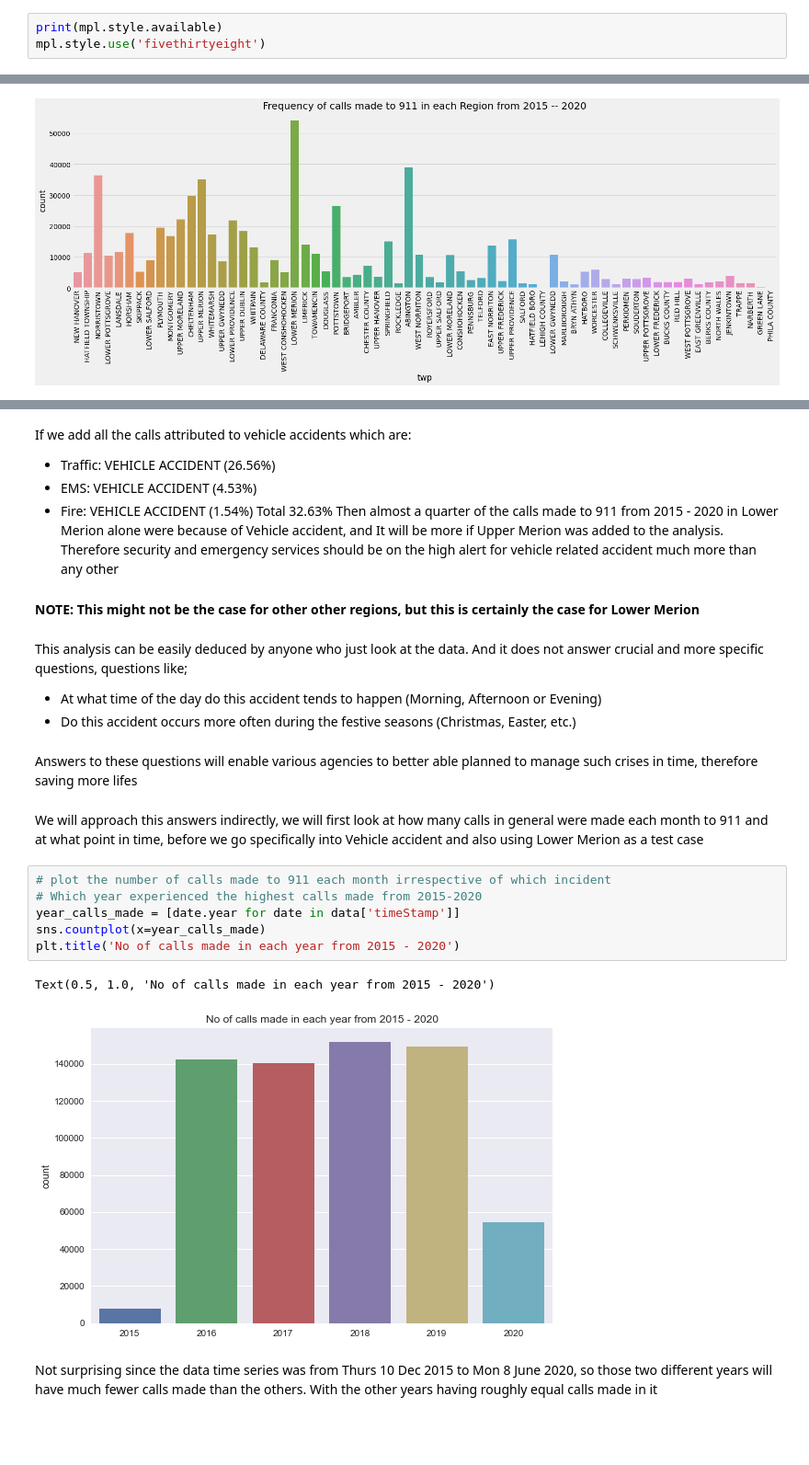
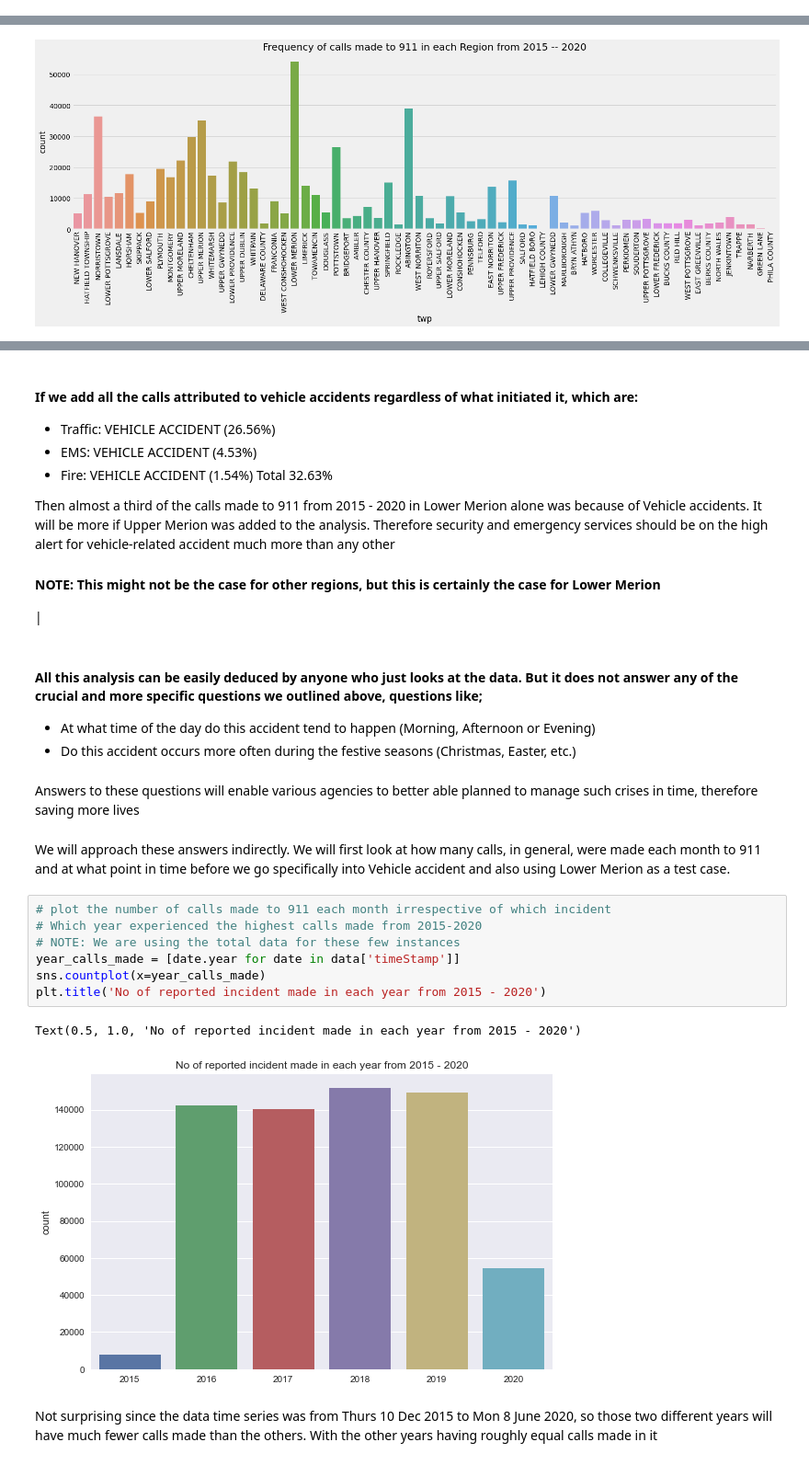
Before and after one commit to Samuel-Effiong/911-calls-analysis, a Jupyter notebook: 911_visual.ipynb, the cells around one changed output, grey strips where cells are left out. Shown at 92% size. Saved outputs shown, nothing was run; the diff lists cells and outputs as text; blank space fills up the shorter version.

```diff
--- a/911_visual.ipynb
+++ b/911_visual.ipynb
@@ -4,6 +6,3 @@ import pandas as pd
 import seaborn as sns
 import matplotlib as mpl
 import matplotlib.pyplot as plt
-# %%
-print(mpl.style.available)
-mpl.style.use('fivethirtyeight')
@@ -137,30 +216,35 @@ ax.set_title('Percentage of Calls made in Lower Merion to 911 for a Reason from
 Text(0.5, 1.0, 'Percentage of Calls made in Lower Merion to 911 for a Reason from 2015 - 2020')
 [figure]
 # %% [markdown]
-If we add all the calls attributed to vehicle accidents which are:
+#### If we add all the calls attributed to vehicle accidents regardless of what initiated it, which are:
 * Traffic: VEHICLE ACCIDENT  (26.56%)
 * EMS: VEHICLE ACCIDENT  (4.53%)
 * Fire: VEHICLE ACCIDENT  (1.54%)  Total 32.63%
-Then almost a quarter of the calls made to 911 from 2015 - 2020 in Lower Merion alone were because of Vehicle accident, and It will be more if Upper Merion was added to the analysis. Therefore security and emergency services should be on the high alert for vehicle related accident much more than any other
 
-#### NOTE: This might not be the case for other other regions, but this is certainly the case for Lower Merion
+
+Then almost a third of the calls made to 911 from 2015 - 2020 in Lower Merion alone was because of Vehicle accidents. It will be more if Upper Merion was added to the analysis. Therefore security and emergency services should be on the high alert for vehicle-related accident much more than any other
+
+#### NOTE: This might not be the case for other regions, but this is certainly the case for Lower Merion
+
+|
 # %% [markdown]
-This analysis can be easily deduced by anyone who just look at the data. And it does not answer crucial and more specific questions, questions like;
-* At what time of the day do this accident tends to happen (Morning, Afternoon or Evening)
+#### All this analysis can be easily deduced by anyone who just looks at the data. But it does not answer any of the crucial and more specific questions we outlined above, questions like;
+* At what time of the day do this accident tend to happen (Morning, Afternoon or Evening)
 * Do this accident occurs more often during the festive seasons (Christmas, Easter, etc.)
 # %% [markdown]
-Answers to these questions will enable various agencies to better able planned to manage such crises in time, therefore saving more lifes
+Answers to these questions will enable various agencies to better able planned to manage such crises in time, therefore saving more lives
 # %% [markdown]
-We will approach this answers indirectly, we will first look at how many calls in general were made each month to 911 and at what point in time, before we go specifically into Vehicle accident and also using Lower Merion as a test case
+We will approach these answers indirectly. We will first look at how many calls, in general, were made each month to 911 and at what point in time before we go specifically into Vehicle accident and also using Lower Merion as a test case.
 # %%
 # plot the number of calls made to 911 each month irrespective of which incident
 # Which year experienced the highest calls made from 2015-2020
+# NOTE: We are using the total data for these few instances
 year_calls_made = [date.year for date in data['timeStamp']]
 sns.countplot(x=year_calls_made)
-plt.title('No of calls made in each year from 2015 - 2020')
+plt.title('No of reported incident made in each year from 2015 - 2020')
 # %% [output]
-Text(0.5, 1.0, 'No of calls made in each year from 2015 - 2020')
+Text(0.5, 1.0, 'No of reported incident made in each year from 2015 - 2020')
-[figure, old version]
+[figure, new version]
 # %% [markdown]
 Not surprising since the data time series was from Thurs 10 Dec 2015 to Mon 8 June 2020, so those two different years will have much fewer calls made than the others. With the other years having roughly equal calls made in it
 # %%
```
Also changed, not shown: parts of 53 cells of this notebook, 3 other files.
